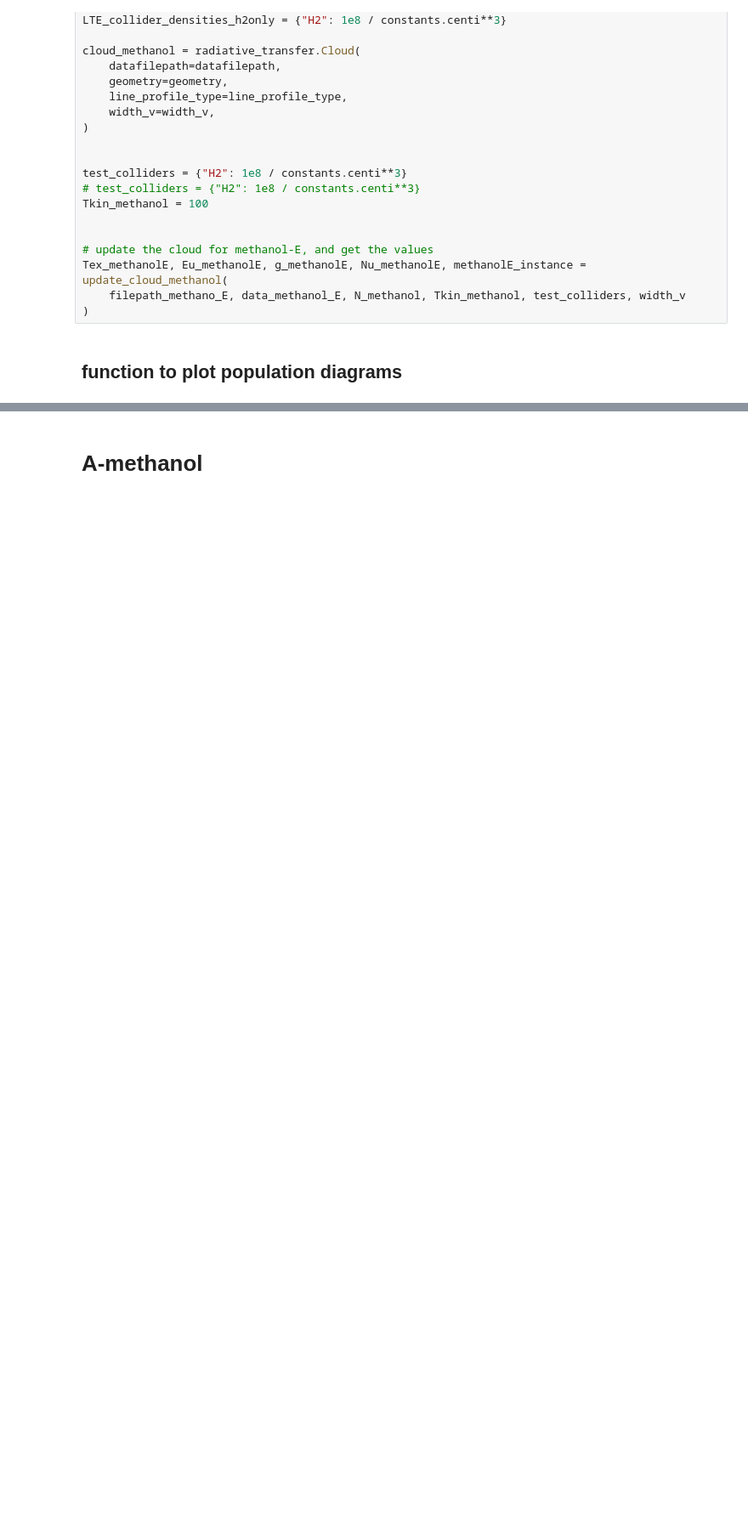
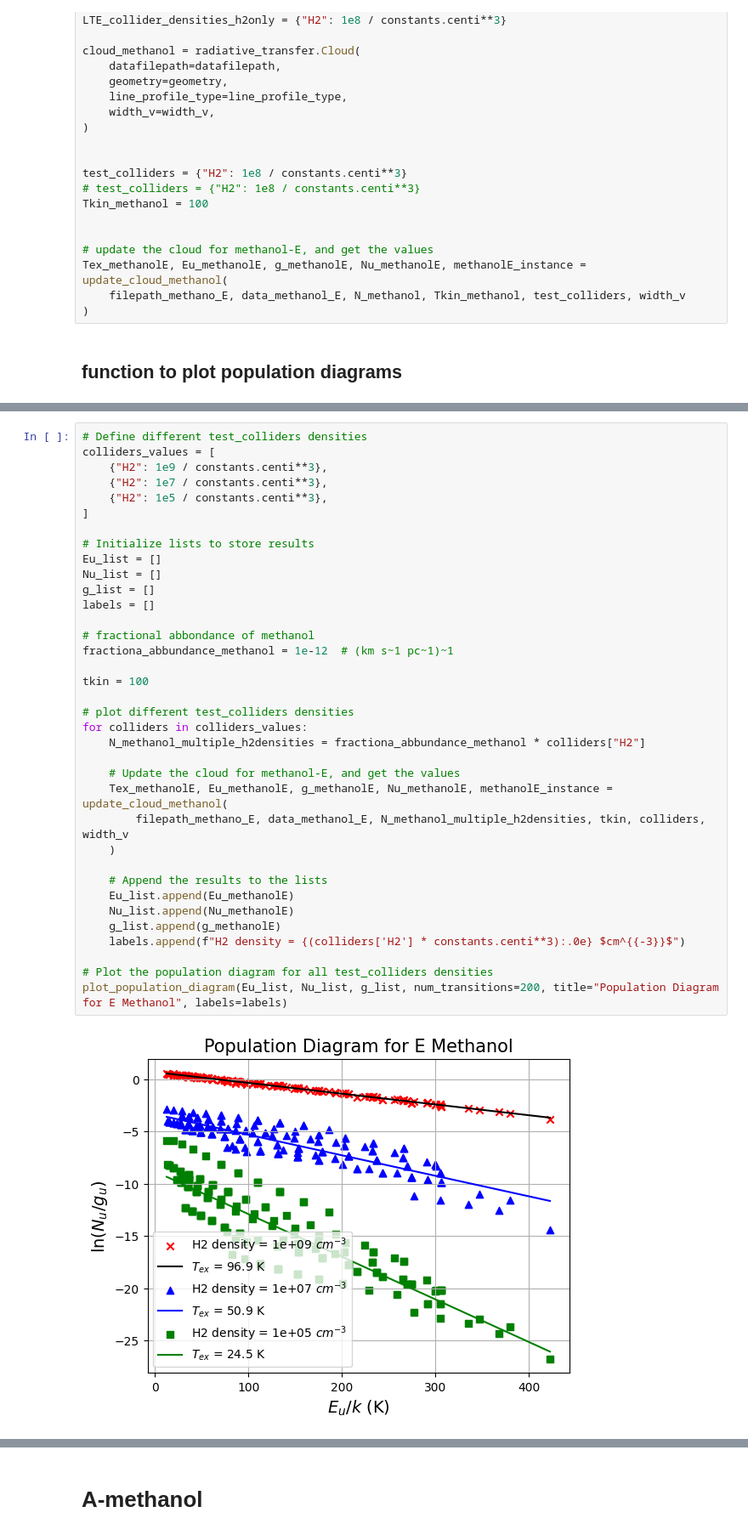
Before and after one commit to aleksej-rodano/phas0052_project, a Jupyter notebook: pythonradex_clean.ipynb, the cells around one changed output, grey strips where cells are left out. Shown at 85% size. Cells and saved outputs as stored; diff of their text form; blank space fills up the shorter version.

```diff
--- a/pythonradex_clean.ipynb
+++ b/pythonradex_clean.ipynb
@@ -1740 +1742,39 @@ T_ex_methanolE, intercept_methanolE = plot_population_diagram(
+# %%
+# Define different test_colliders densities
+colliders_values = [
+    {"H2": 1e9 / constants.centi**3},
+    {"H2": 1e7 / constants.centi**3},
+    {"H2": 1e5 / constants.centi**3},
+]
+
+# Initialize lists to store results
+Eu_list = []
+Nu_list = []
+g_list = []
+labels = []
+
+# fractional abbondance of methanol
+fractiona_abbundance_methanol = 1e-12  # (km s~1 pc~1)~1
+
+tkin = 100
+
+# plot different test_colliders densities
+for colliders in colliders_values:
+    N_methanol_multiple_h2densities = fractiona_abbundance_methanol * colliders["H2"]
+
+    # Update the cloud for methanol-E, and get the values
+    Tex_methanolE, Eu_methanolE, g_methanolE, Nu_methanolE, methanolE_instance = update_cloud_methanol(
+        filepath_methano_E, data_methanol_E, N_methanol_multiple_h2densities, tkin, colliders, width_v
+    )
+
+    # Append the results to the lists
+    Eu_list.append(Eu_methanolE)
+    Nu_list.append(Nu_methanolE)
+    g_list.append(g_methanolE)
+    labels.append(f"H2 density = {(colliders['H2'] * constants.centi**3):.0e} $cm^{{-3}}$")
+
+# Plot the population diagram for all test_colliders densities
+plot_population_diagram(Eu_list, Nu_list, g_list, num_transitions=200, title="Population Diagram for E Methanol", labels=labels)
+# %% [output]
+[figure, added]
 # %%
```
Also changed, not shown: parts of 12 cells of this notebook.
